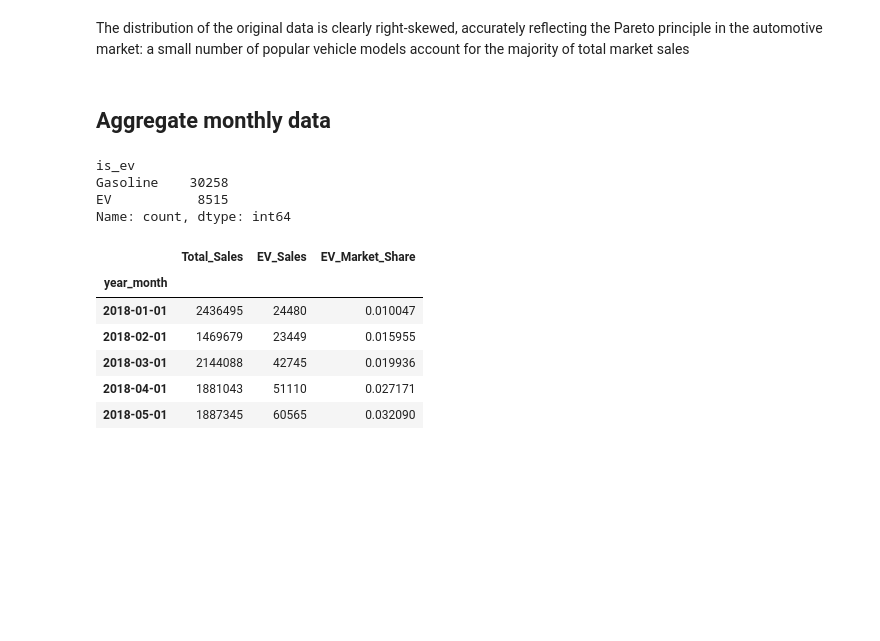
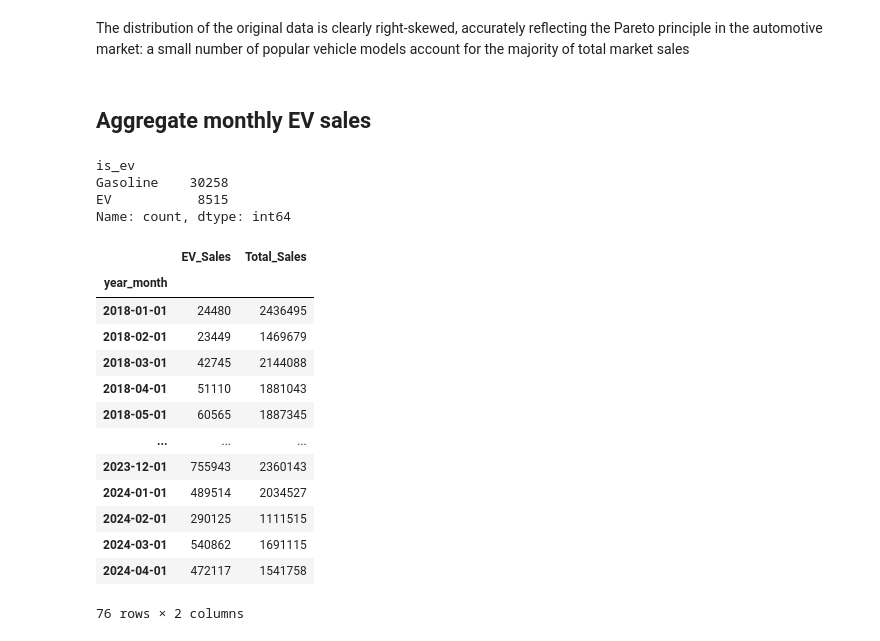
Before and after one commit to HoangPhuc-999/Forecasting-China-EV-Sales, a Jupyter notebook: 01_Data_Prep_and_EDA.ipynb, the cells around one changed output. Cells and saved outputs as stored; diff of their text form; code cells hidden in the pictures; blank space fills up the shorter version.

```diff
--- a/01_Data_Prep_and_EDA.ipynb
+++ b/01_Data_Prep_and_EDA.ipynb
@@ -116,7 +116,7 @@ plt.show()
 # %% [markdown]
 The distribution of the original data is clearly right-skewed, accurately reflecting the Pareto principle in the automotive market: a small number of popular vehicle models account for the majority of total market sales
 # %% [markdown]
-## Aggregate monthly data
+## Aggregate monthly EV sales
 # %%
 df_raw['is_ev'].value_counts()
 # %% [output]
@@ -127,32 +127,34 @@ Name: count, dtype: int64
 # %%
 df = df_raw.copy()
 df["year_month"] = pd.to_datetime(df["year_month"], errors="coerce")
 df = df.dropna(subset=["year_month"])
 
 # Aggregate monthly data
 total_sales = df.groupby("year_month")["units_sold"].sum()
 ev_sales = df[df["is_ev"] == "EV"].groupby("year_month")["units_sold"].sum()
 
-monthly = pd.concat([total_sales, ev_sales], axis=1)
-monthly.columns = ["Total_Sales", "EV_Sales"]
+monthly = pd.concat([ev_sales, total_sales], axis=1)
+monthly.columns = ["EV_Sales", "Total_Sales"]
 
 # Force indexing by monthly frequency (month start)
 monthly = monthly.asfreq("MS")
 
-# Fill EV_Sales, avoid division by zero
 monthly["EV_Sales"] = monthly["EV_Sales"].fillna(0)
-monthly["EV_Market_Share"] = np.where(
-    monthly["Total_Sales"] > 0,
-    monthly["EV_Sales"] / monthly["Total_Sales"],
-    np.nan
-)
+monthly["Total_Sales"] = monthly["Total_Sales"].fillna(0)
 
-monthly.head()
+monthly
 # %% [output]
-|  | Total_Sales | EV_Sales | EV_Market_Share |
-| year_month |  |  |  |
-| 2018-01-01 | 2436495 | 24480 | 0.010047 |
-| 2018-02-01 | 1469679 | 23449 | 0.015955 |
-| 2018-03-01 | 2144088 | 42745 | 0.019936 |
-| 2018-04-01 | 1881043 | 51110 | 0.027171 |
-| 2018-05-01 | 1887345 | 60565 | 0.032090 |
+|  | EV_Sales | Total_Sales |
+| year_month |  |  |
+| 2018-01-01 | 24480 | 2436495 |
+| 2018-02-01 | 23449 | 1469679 |
+| 2018-03-01 | 42745 | 2144088 |
+| 2018-04-01 | 51110 | 1881043 |
+| 2018-05-01 | 60565 | 1887345 |
+| ... | ... | ... |
+| 2023-12-01 | 755943 | 2360143 |
+| 2024-01-01 | 489514 | 2034527 |
+| 2024-02-01 | 290125 | 1111515 |
+| 2024-03-01 | 540862 | 1691115 |
+| 2024-04-01 | 472117 | 1541758 |
+76 rows × 2 columns
```
Also changed, not shown: parts of 12 cells of this notebook, 1 other file.
